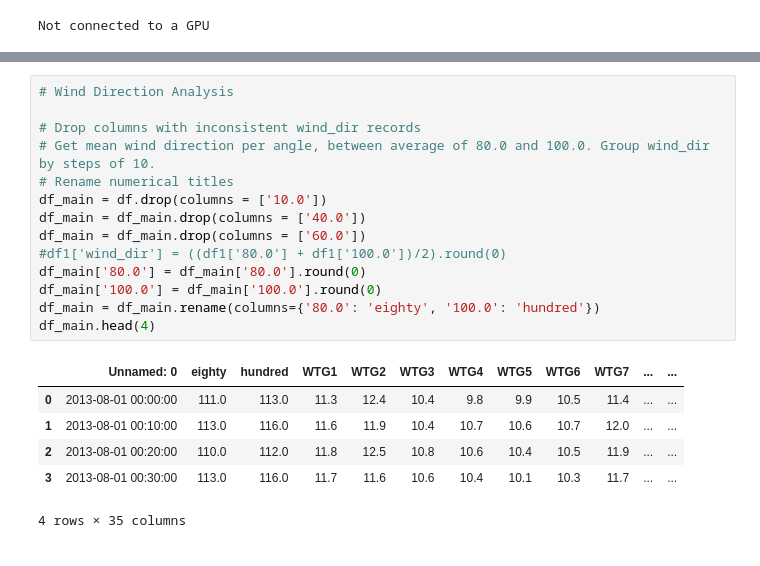
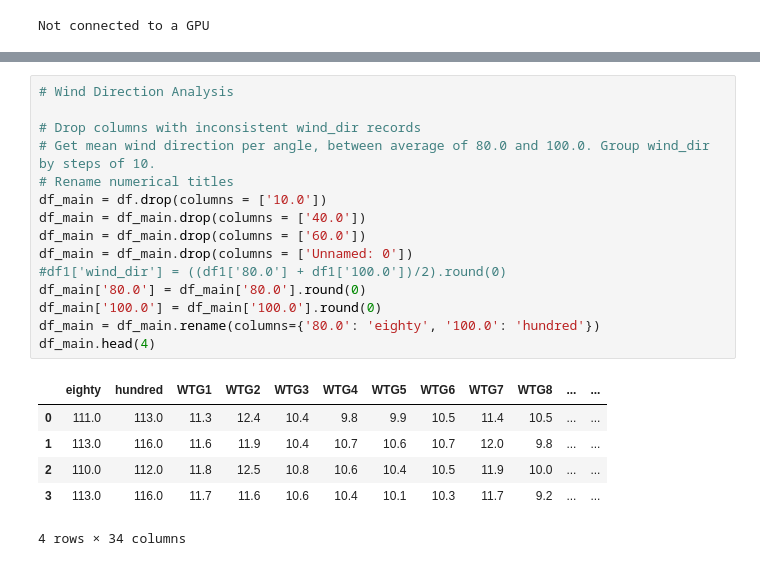
Before and after one commit to regiiis/nn_windfarm, a Jupyter notebook: nn_windfarm.ipynb, the cells around one changed output, grey strips where cells are left out. Drawn from its saved outputs; the diff is of its cells as text.

```diff
--- a/nn_windfarm.ipynb
+++ b/nn_windfarm.ipynb
@@ -21,21 +43,22 @@ df = wind_dir.merge(wind_v, left_on='Unnamed: 0', right_on='Unnamed: 0')
 # %%
 # Wind Direction Analysis
 
 # Drop columns with inconsistent wind_dir records
 # Get mean wind direction per angle, between average of 80.0 and 100.0. Group wind_dir by steps of 10.
 # Rename numerical titles
 df_main = df.drop(columns = ['10.0'])
 df_main = df_main.drop(columns = ['40.0'])
 df_main = df_main.drop(columns = ['60.0'])
+df_main = df_main.drop(columns = ['Unnamed: 0'])
 #df1['wind_dir'] = ((df1['80.0'] + df1['100.0'])/2).round(0)
 df_main['80.0'] = df_main['80.0'].round(0)
 df_main['100.0'] = df_main['100.0'].round(0)
 df_main = df_main.rename(columns={'80.0': 'eighty', '100.0': 'hundred'})
 df_main.head(4)
 # %% [output]
-|  | Unnamed: 0 | eighty | hundred | WTG1 | WTG2 | WTG3 | WTG4 | WTG5 | WTG6 | WTG7 | ... | ... |
-| 0 | 2013-08-01 00:00:00 | 111.0 | 113.0 | 11.3 | 12.4 | 10.4 | 9.8 | 9.9 | 10.5 | 11.4 | ... | ... |
-| 1 | 2013-08-01 00:10:00 | 113.0 | 116.0 | 11.6 | 11.9 | 10.4 | 10.7 | 10.6 | 10.7 | 12.0 | ... | ... |
-| 2 | 2013-08-01 00:20:00 | 110.0 | 112.0 | 11.8 | 12.5 | 10.8 | 10.6 | 10.4 | 10.5 | 11.9 | ... | ... |
-| 3 | 2013-08-01 00:30:00 | 113.0 | 116.0 | 11.7 | 11.6 | 10.6 | 10.4 | 10.1 | 10.3 | 11.7 | ... | ... |
+|  | eighty | hundred | WTG1 | WTG2 | WTG3 | WTG4 | WTG5 | WTG6 | WTG7 | WTG8 | ... | ... |
+| 0 | 111.0 | 113.0 | 11.3 | 12.4 | 10.4 | 9.8 | 9.9 | 10.5 | 11.4 | 10.5 | ... | ... |
+| 1 | 113.0 | 116.0 | 11.6 | 11.9 | 10.4 | 10.7 | 10.6 | 10.7 | 12.0 | 9.8 | ... | ... |
+| 2 | 110.0 | 112.0 | 11.8 | 12.5 | 10.8 | 10.6 | 10.4 | 10.5 | 11.9 | 10.0 | ... | ... |
+| 3 | 113.0 | 116.0 | 11.7 | 11.6 | 10.6 | 10.4 | 10.1 | 10.3 | 11.7 | 9.2 | ... | ... |
-4 rows × 35 columns
+4 rows × 34 columns
```
Also changed, not shown: parts of 8 cells of this notebook.
